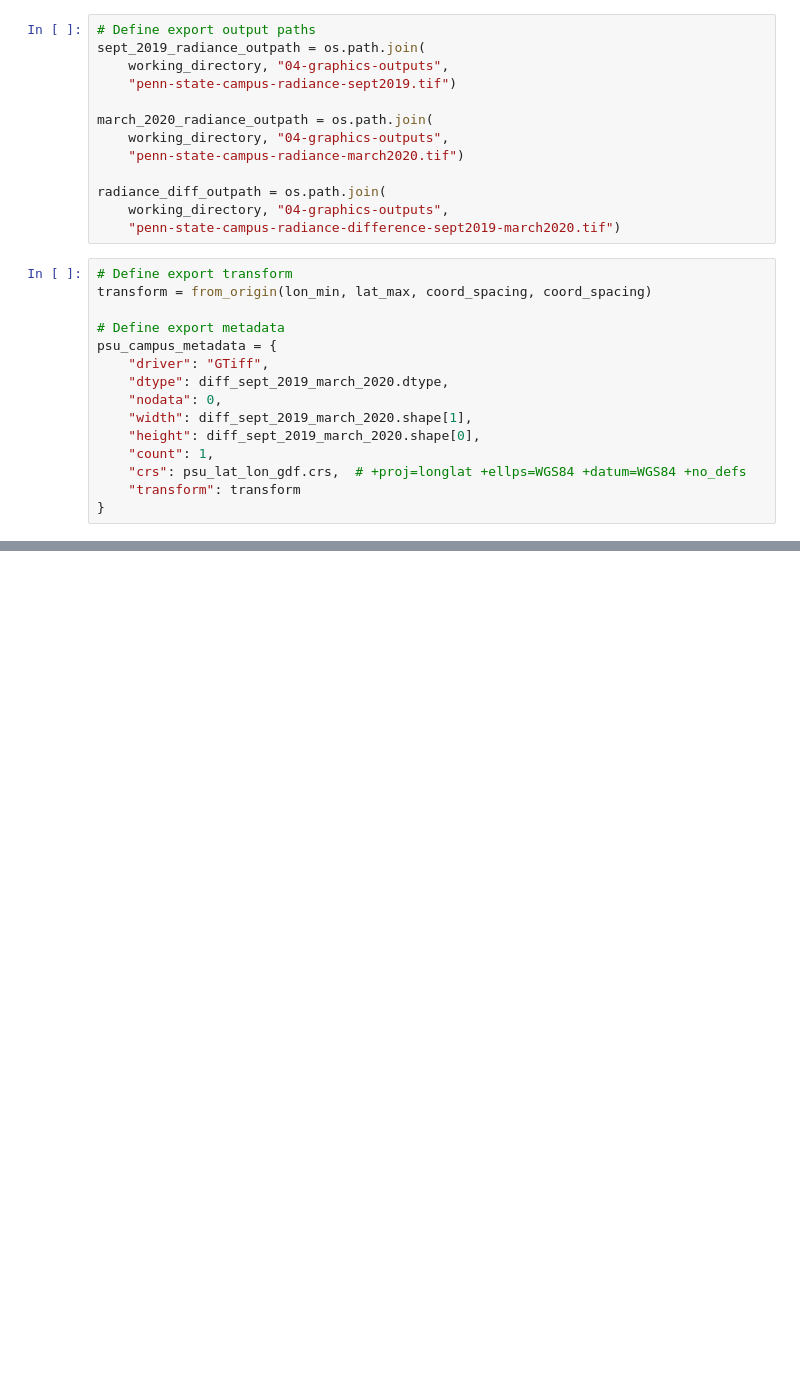
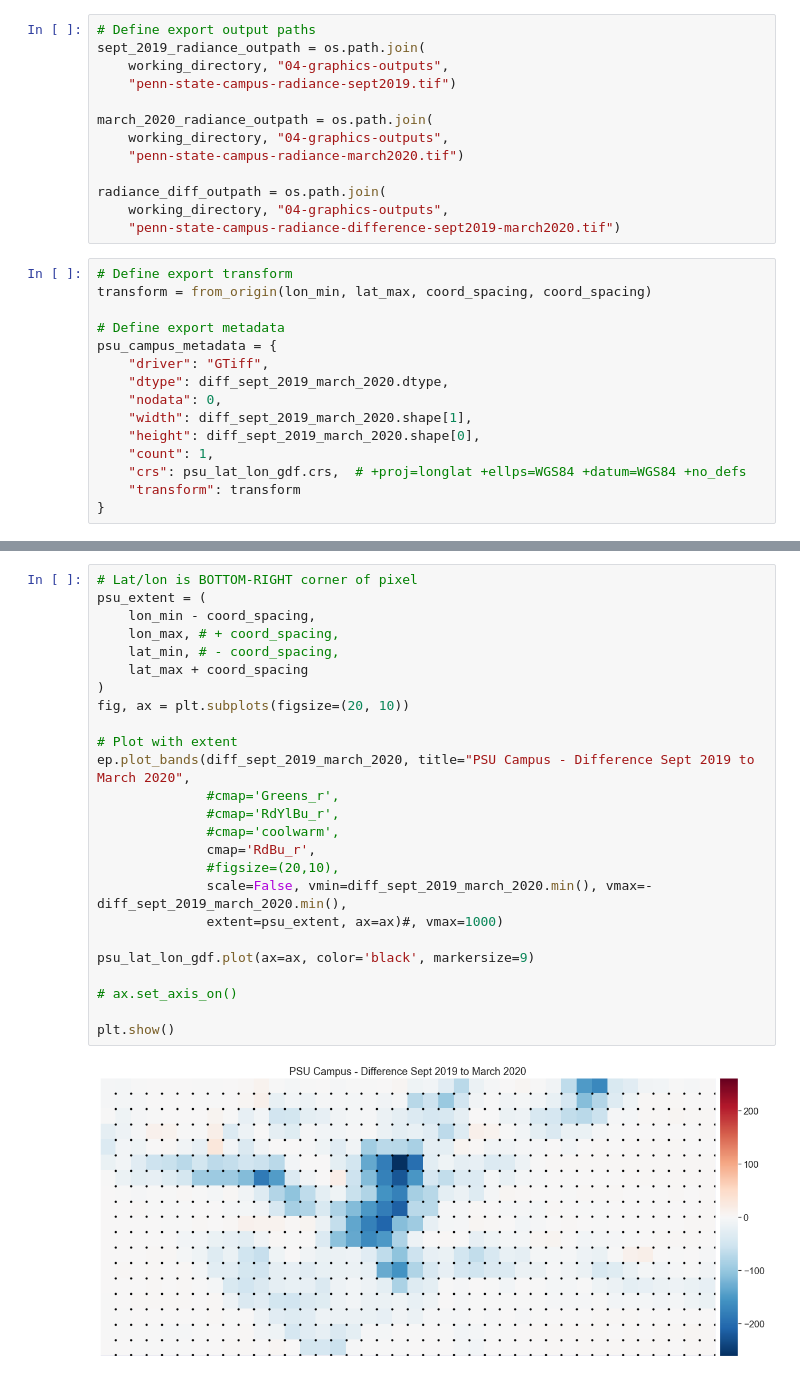
Before and after one commit to calekochenour/remote-sensing-fusion, a Jupyter notebook: 01-code-scripts/penn-state-black-marble-radiance-workflow.ipynb, the cells around one changed output, grey strips where cells are left out. Saved outputs shown, nothing was run; the diff lists cells and outputs as text; blank space fills up the shorter version.

```diff
--- a/01-code-scripts/penn-state-black-marble-radiance-workflow.ipynb
+++ b/01-code-scripts/penn-state-black-marble-radiance-workflow.ipynb
@@ -972,0 +1155,27 @@ Exported C:\PSU\08-covid19-remote-sensing-fusion\00-git-repos\penn-state-radianc
+# %%
+# Lat/lon is BOTTOM-RIGHT corner of pixel
+psu_extent = (
+    lon_min - coord_spacing,
+    lon_max, # + coord_spacing,
+    lat_min, # - coord_spacing,
+    lat_max + coord_spacing
+)
+fig, ax = plt.subplots(figsize=(20, 10))
+
+# Plot with extent
+ep.plot_bands(diff_sept_2019_march_2020, title="PSU Campus - Difference Sept 2019 to March 2020",
+              #cmap='Greens_r',
+              #cmap='RdYlBu_r',
+              #cmap='coolwarm',
+              cmap='RdBu_r',
+              #figsize=(20,10),
+              scale=False, vmin=diff_sept_2019_march_2020.min(), vmax=-diff_sept_2019_march_2020.min(),
+              extent=psu_extent, ax=ax)#, vmax=1000)
+
+psu_lat_lon_gdf.plot(ax=ax, color='black', markersize=9)
+
+# ax.set_axis_on()
+
+plt.show()
+# %% [output]
+[figure, added]
```
Also changed, not shown: parts of 24 cells of this notebook.
